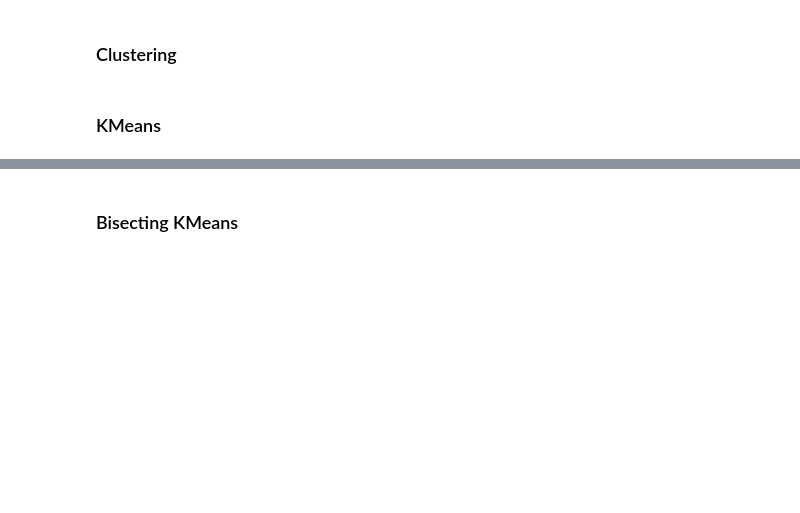
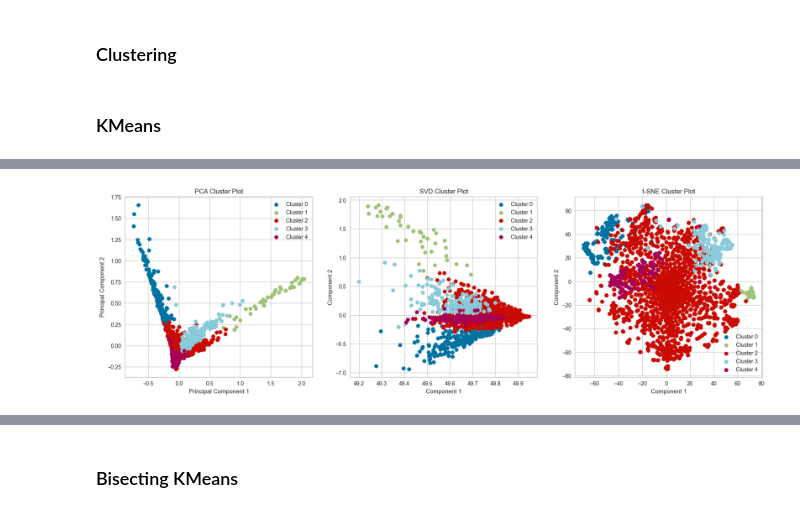
Before and after one commit to MaksimKarnaukh/DataMining, a Jupyter notebook: Assignment3/src/clustering.ipynb, the cells around one changed output, grey strips where cells are left out. Drawn from its saved outputs; the diff is of its cells as text; code cells hidden in the pictures; blank space fills up the shorter version.

Commit message:
beginning of clustering cleanup 1

```diff
--- a/Assignment3/src/clustering.ipynb
+++ b/Assignment3/src/clustering.ipynb
@@ -254,15 +256,16 @@ cp.elbow_method_plot(KMeans(random_state=42, n_init=10), cosine_distances(tfidf_
 # %%
 num_clusters = 5
 kmeans = KMeans(n_clusters=num_clusters, random_state=42)
-kmeans.fit(cosine_distances(tfidf_features))
+df = cosine_distances(tfidf_features).copy()
+kmeans.fit(df)
 cluster_labels = kmeans.labels_
-kmeans_df = tfidf_features.copy()
 
 # Evaluate clustering using silhouette score (optional)
-silhouette_avg = silhouette_score(tfidf_features, cluster_labels)
+silhouette_avg = silhouette_score(df, cluster_labels)
 print("Silhouette Score:", silhouette_avg)
 print("Inertia:", kmeans.inertia_)
 
 # Assign cluster labels to documents in the dataset
-kmeans_df['cluster'] = cluster_labels
+labels = tfidf_features.copy()
+labels['cluster'] = cluster_labels
 # %% [output]
@@ -285,10 +326,5 @@ for i in range(num_clusters):
 # %%
-tfidf = TfidfVectorizer()
-tfidf.fit(data.preprocessed_concat)
-text = tfidf.transform(data.preprocessed_concat)
-text = cosine_distances(text)
-kmeans = KMeans(n_clusters=5, random_state=20)
-clusters = kmeans.fit_predict(text)
-
-cp.plot_clusters_2d_all(text, clusters)
+cp.plot_clusters_2d_all(df, cluster_labels)
+# %% [output]
+[figure, added]
 # %%
```
Also changed, not shown: parts of 17 cells of this notebook, 2 other files.
